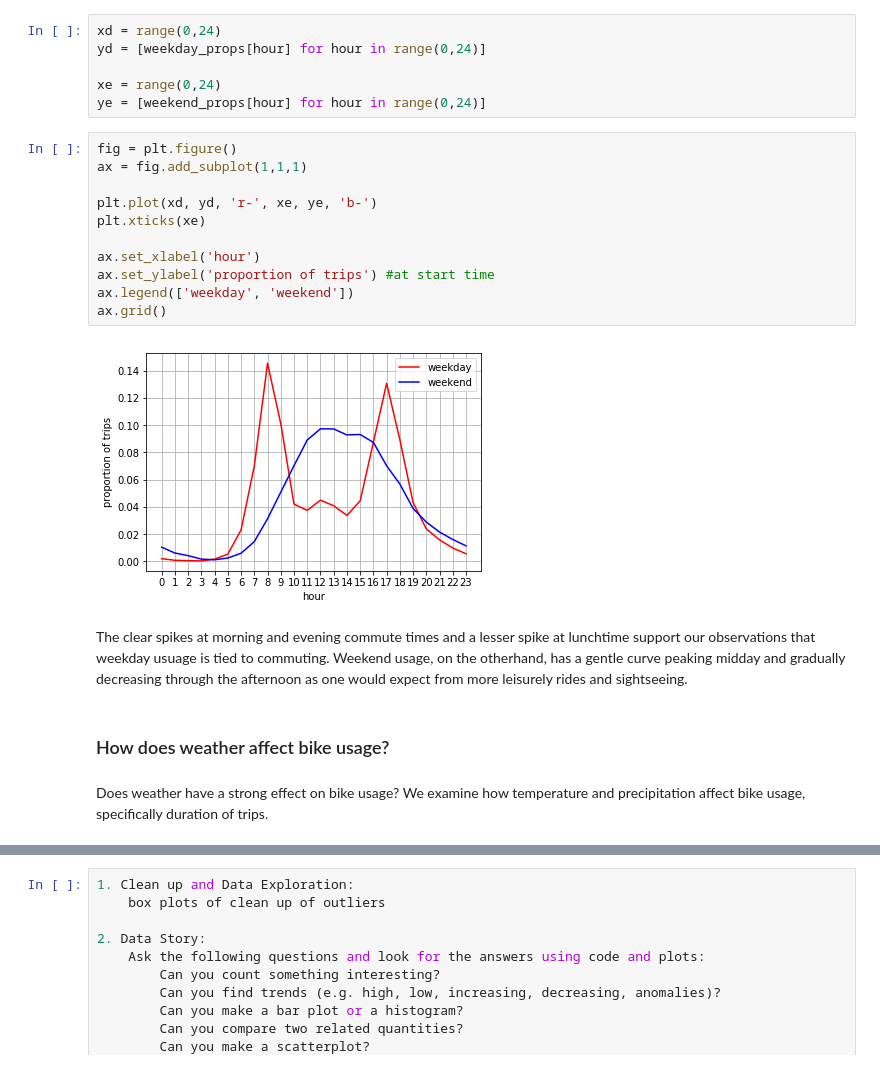
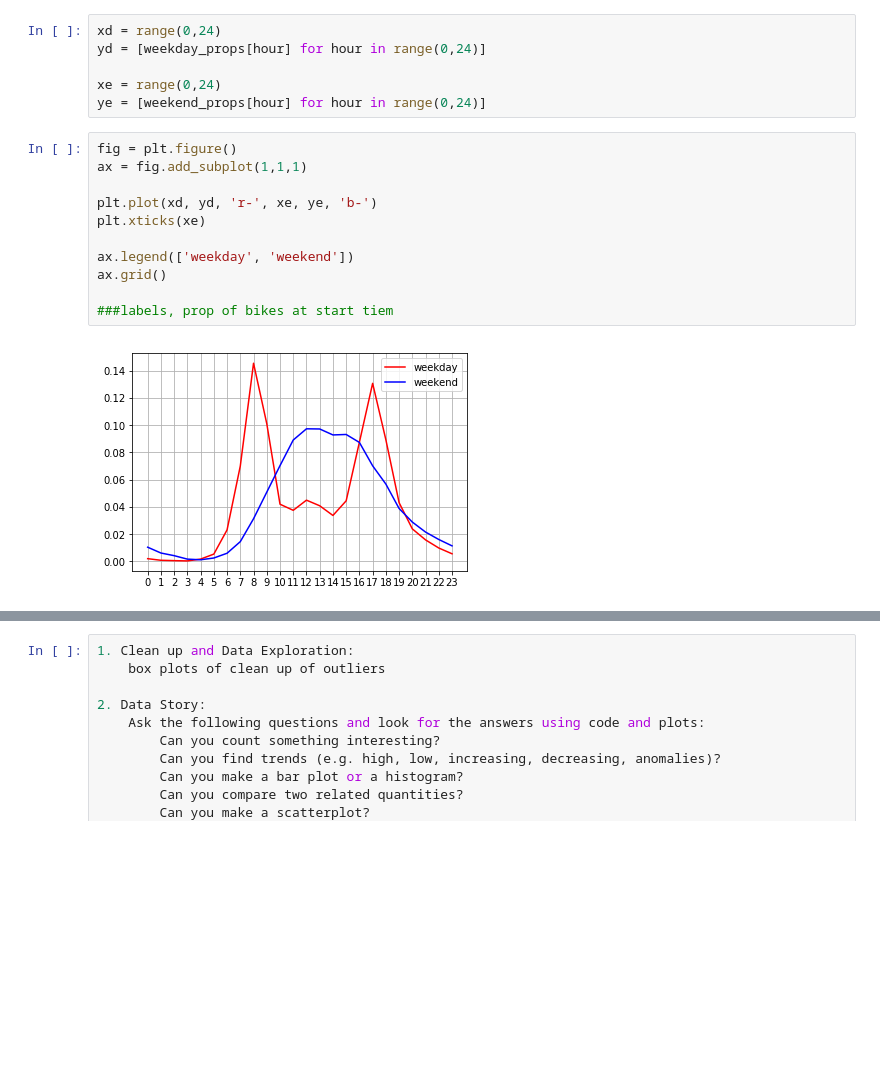
Before and after one commit to jslaga/SpringboardDSC, a Jupyter notebook: Capstone1/Capstone.ipynb, the cells around one changed output, grey strips where cells are left out. Drawn from its saved outputs; the diff is of its cells as text; blank space fills up the shorter version.

```diff
--- a/Capstone1/Capstone.ipynb
+++ b/Capstone1/Capstone.ipynb
@@ -261,19 +254,13 @@ ye = [weekend_props[hour] for hour in range(0,24)]
 # %%
 fig = plt.figure()
 ax = fig.add_subplot(1,1,1)
 
 plt.plot(xd, yd, 'r-', xe, ye, 'b-')
 plt.xticks(xe)
 
-ax.set_xlabel('hour')
-ax.set_ylabel('proportion of trips') #at start time
 ax.legend(['weekday', 'weekend'])
 ax.grid()
+
+###labels, prop of bikes at start tiem
 # %% [output]
-[figure, old version]
+[figure, new version]
-# %% [markdown]
-The clear spikes at morning and evening commute times and a lesser spike at lunchtime support our observations that weekday usuage is tied to commuting. Weekend usage, on the otherhand, has a gentle curve peaking midday and gradually decreasing through the afternoon as one would expect from more leisurely rides and sightseeing.
-# %% [markdown]
-### How does weather affect bike usage?
-# %% [markdown]
-Does weather have a strong effect on bike usage? We examine how temperature and precipitation affect bike usage, specifically duration of trips.
```
Also changed, not shown: parts of 32 cells of this notebook.
